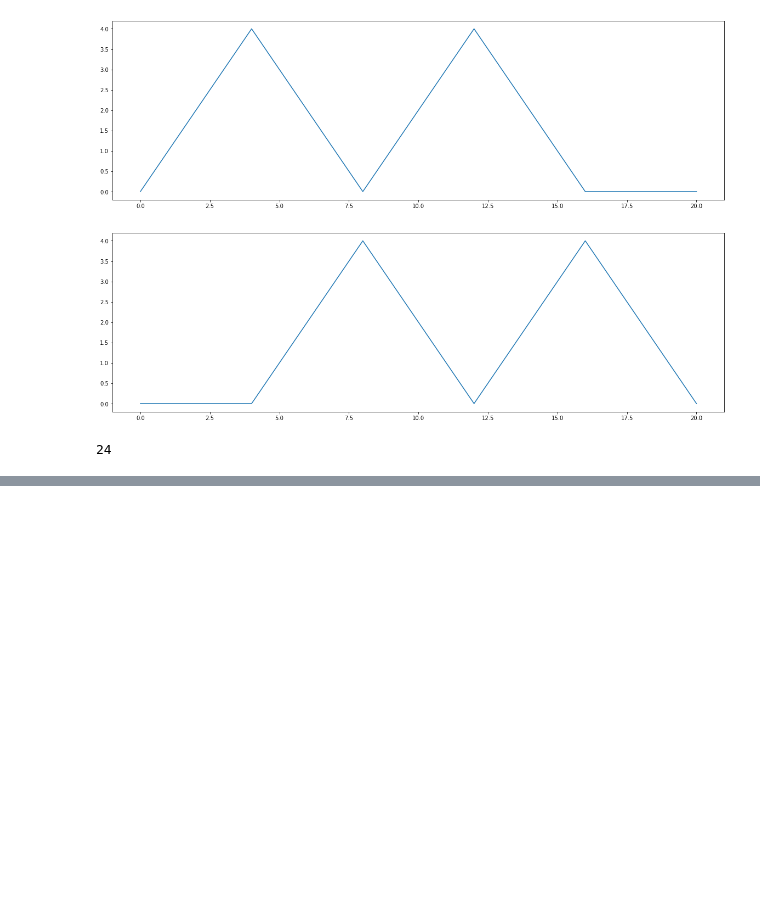
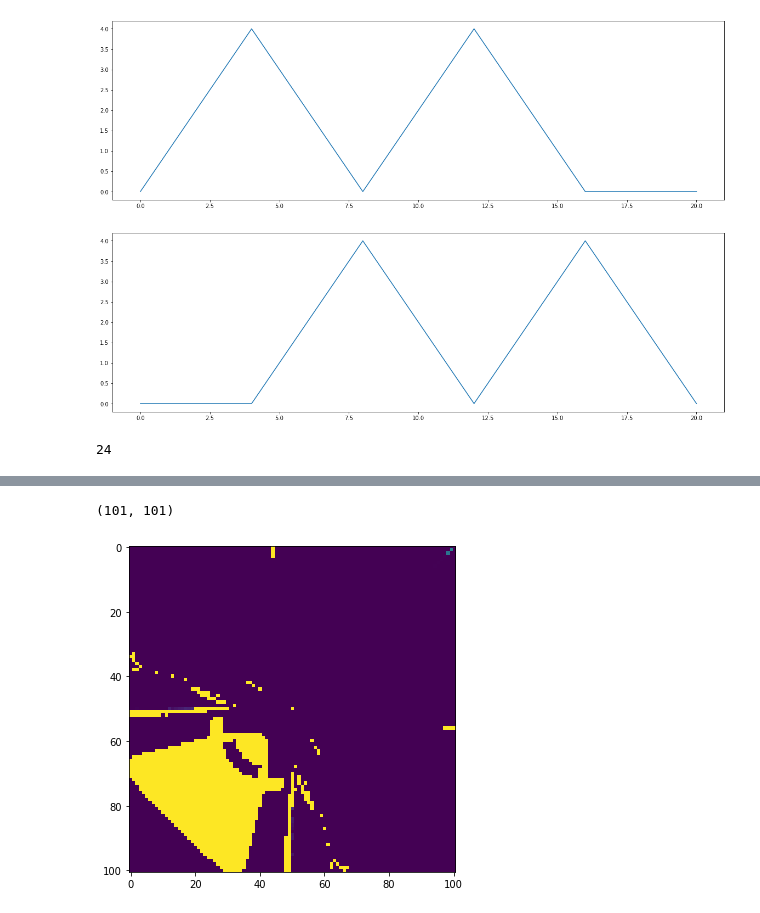
Before and after one commit to abhikandoi2000/time-difference-of-arrival, a Jupyter notebook: tdoa.ipynb, the cells around one changed output, grey strips where cells are left out. Cells and saved outputs as stored; diff of their text form; code cells hidden in the pictures; blank space fills up the shorter version.

```diff
--- a/tdoa.ipynb
+++ b/tdoa.ipynb
@@ -86,0 +178,15 @@ print(numpy.argmax(signal.correlate(b,a)))
+# %%
+import sympy
+from sympy import sqrt, simplify
+
+x, y, z = sympy.symbols("x y z", real=True)
+
+# solve
+# 34000*(-0.00014807923672558002)=sqrt((x-7.5)^2+y^2+z^2)-sqrt(x^2+y^2+z^2),
+# 34000*(-0.00030835283090172917)=sqrt((x-7.5)^2+(y-7.5)^2+z^2)-sqrt(x^2+y^2+z^2),
+# 34000*(-0.00016027359417614912)=sqrt((x-7.5)^2+(y-7.5)^2+z^2)-sqrt((x-7.5)^2+y^2+z^2)
+# for x,y,z
+eq1 = sympy.Eq(sqrt((x-7.5)**2+(y)**2+(z)**2) - sqrt((x)**2+(y)**2+(z)**2), 34000*(-0.00014807923672558002))
+eq2 = sympy.Eq(sqrt((x-7.5)**2+(y-7.5)**2+(z)**2) - sqrt((x)**2+(y)**2+(z)**2), 34000*(-0.00030835283090172917))
+eq3 = sympy.Eq(sqrt((x-7.5)**2+(y-7.5)**2+(z)**2) - sqrt((x-7.5)**2+(y)**2+(z)**2), 34000*(-0.00014807923672558002))
+sympy.solve([eq1, eq2, eq3])
@@ -86,0 +341,51 @@ print(numpy.argmax(signal.correlate(b,a)))
+# %%
+grid = np.zeros((101,101))
+print(grid.shape)
+# %% [output]
+(101, 101)
+# %%
+import matplotlib.pyplot as plt
+%matplotlib inline
+
+l1 = 0.075 # meters
+l2 = 0.075 # meters
+
+def VisualizeGrid(grid):
+    plt.figure(figsize=(14, 6))
+    plt.imshow(grid)
+    plt.show()
+
+for row in range(0,101):
+    for col in range(0, 101):
+        x = col - 50
+        y = 50 - row
+
+        # x=1 => 0.1m, x=10 => 1m
+        sourcePos = np.array([[x/10],[y/10],[1.]]) # in meters
+        m1Pos = np.array([[0],[0],[0]])
+        m2Pos = np.array([[l1],[0],[0]])
+        m3Pos = np.array([[0],[l2],[0]])
+        m4Pos = np.array([[l1],[l2],[0]])
+
+        d1 = np.linalg.norm(sourcePos-m1Pos)
+        d2 = np.linalg.norm(sourcePos-m2Pos)
+        d3 = np.linalg.norm(sourcePos-m3Pos)
+        d4 = np.linalg.norm(sourcePos-m4Pos)
+
+        speedOfSound = 340 # m/s at 20 degree celsius in air
+        delTau12 = (d2-d1) / speedOfSound # in seconds
+        delTau13 = (d3-d1) / speedOfSound
+        delTau14 = (d4-d1) / speedOfSound
+        delTau23 = (d3-d2) / speedOfSound
+        delTau24 = (d4-d2) / speedOfSound
+        delTau34 = (d4-d3) / speedOfSound
+
+        tdoas = np.array([delTau12, delTau13, delTau14, delTau23, delTau24, delTau34])
+        xhat, yhat, zhat = localizeSource(tdoas, l1, l2, speedOfSound)
+        estimate = np.array([[xhat],[yhat],[zhat]])
+        error = np.linalg.norm(estimate-sourcePos)**2
+        grid[row][col] = error
+
+VisualizeGrid(grid)
+# %% [output]
+[figure, added]
```
Also changed, not shown: parts of 33 cells of this notebook, 4 other files.
